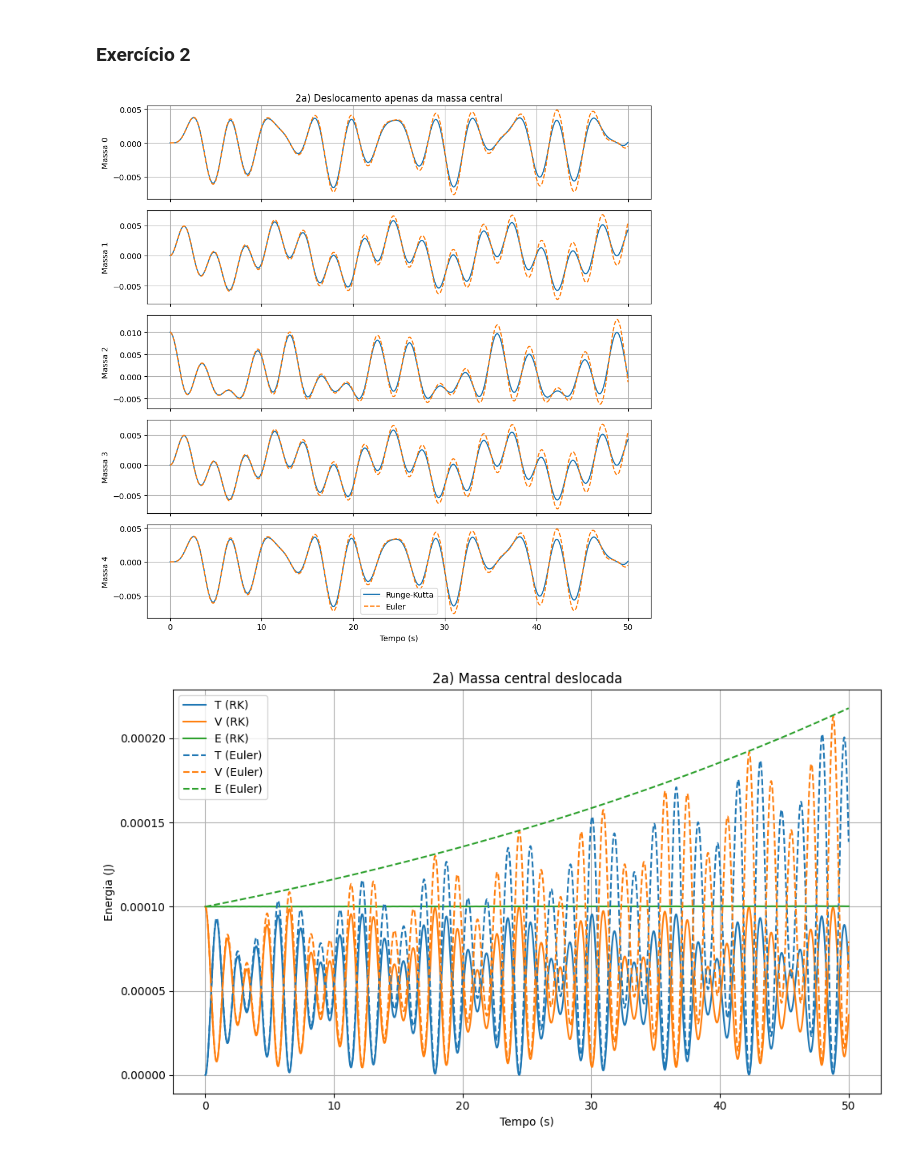
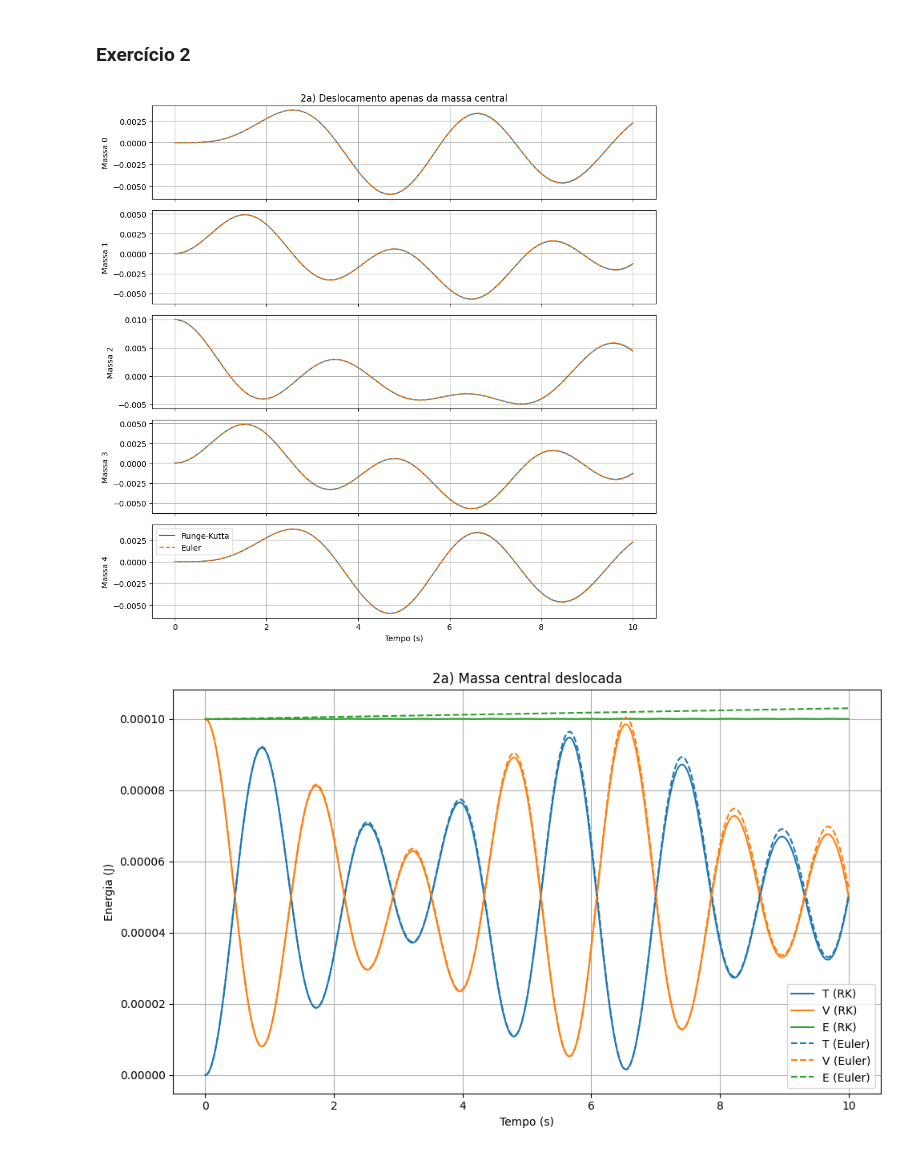
Before and after one commit to RafaelFernandesIST/FC_Grupo22, a Jupyter notebook: Projeto_2/projeto_2.ipynb, the cells around one changed output. Drawn from its saved outputs; the diff is of its cells as text; code cells hidden in the pictures.

```diff
--- a/Projeto_2/projeto_2.ipynb
+++ b/Projeto_2/projeto_2.ipynb
@@ -110,6 +110,32 @@ class Coupled_Oscillators:
         sol_euler = EulerSol(t_euler, y_euler)
 
         return sol.t, sol.y, sol_euler.t, sol_euler.u
+
+
+    '''Este método de procurar modos normais é feito para todas as massas iguais: isto
+    garante que o produto de M^-1 por K seja uma matriz simétrica. Retorna tuplos (η,ω)
+    do vetor e raíz do valor próprios. tolerance é um float positivo usado para evitar
+    erros associados a caalcular a raíz de um número negativo e muito próximo de 0 (de-
+    rivado de erros intrínsecos ao cálculo dos valores próprios) '''
+
+    def find_normal_modes_and_freqs_for_equal_masses(self, tolerance):
+
+        A = self.M_inv @ self.K
+        eigenvalues, eigenvectors = np.linalg.eigh(A)
+        modes = []
+
+        for val, vec in zip(eigenvalues, eigenvectors.T):
+            if val < -tolerance:
+                raise ValueError(f"Valor próprio negativo encontrado: {val}")
+            elif val < 0:
+                omega = 0
+            else:
+                omega = np.sqrt(val)
+
+            vec = vec / np.linalg.norm(vec)
+            modes.append((omega, vec))
+
+        return modes
 # %% [markdown]
 ### Exercício 2
 # %%
@@ -174,34 +200,34 @@ def plot_energies(t, rk_solution, euler_solution, m_matrix, k_matrix, title):
     plt.plot(t, E_euler, '--', label='E (Euler)', color='tab:green')
 
     plt.title(title)
     plt.xlabel('Tempo (s)')
     plt.ylabel('Energia (J)')
     plt.grid(True)
     plt.legend()
     plt.tight_layout()
     plt.show()
 
 
 
 # Parâmetros
 
 N = 5              # Número de massas
 m, k = 1.0, 1.0    # Massa [kg] e constante elástica [N/m]
 delta_x = 0.01     # Deslocamento [m] a utilizar nas simulações
 
 # Simulação 2a: Apenas a massa central é deslocada
 osc_2a = Coupled_Oscillators(N, m, k, k, k)
 x0_2a = [delta_x if i == N // 2 else 0 for i in range(N)]
-t, rk_2a, _, euler_2a = osc_2a.solve_coupled_system_linear(x0=x0_2a)
+t, rk_2a, _, euler_2a = osc_2a.solve_coupled_system_linear(x0=x0_2a, t_max=10)
 plot_displacements(t, rk_2a[:N], euler_2a[:N], "2a) Deslocamento apenas da massa central")
 plot_energies(t, rk_2a, euler_2a, osc_2a.M, osc_2a.K, "2a) Massa central deslocada")
 
 # Simulação 2b: Todas as massas deslocadas igualmente no início
 osc_2b = Coupled_Oscillators(N, m, k, k, k)
 x0_2b = np.full(N, delta_x)
-t, rk_2b, _, euler_2b = osc_2b.solve_coupled_system_linear(x0=x0_2b)
+t, rk_2b, _, euler_2b = osc_2b.solve_coupled_system_linear(x0=x0_2b, t_max=10)
 plot_displacements(t, rk_2b[:N], euler_2b[:N], "2b) Todas as massas deslocadas igualmente")
 plot_energies(t, rk_2b, euler_2b, osc_2b.M, osc_2b.K, "2b) Todas as massas deslocadas igualmente")
 # %% [output]
-[figure, old version]
+[figure, new version]
-[figure, old version]
+[figure, new version]
```
Also changed, not shown: parts of 3 cells of this notebook.
